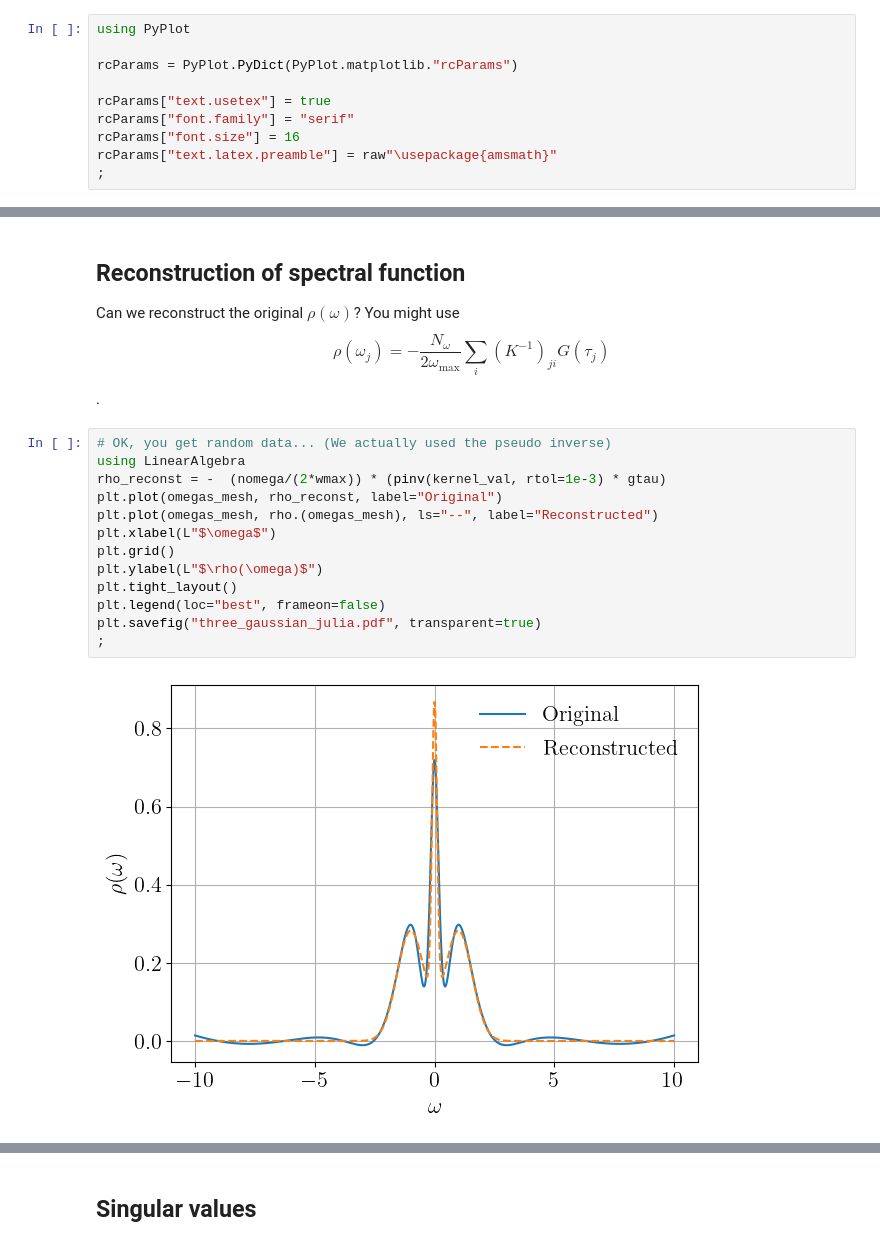
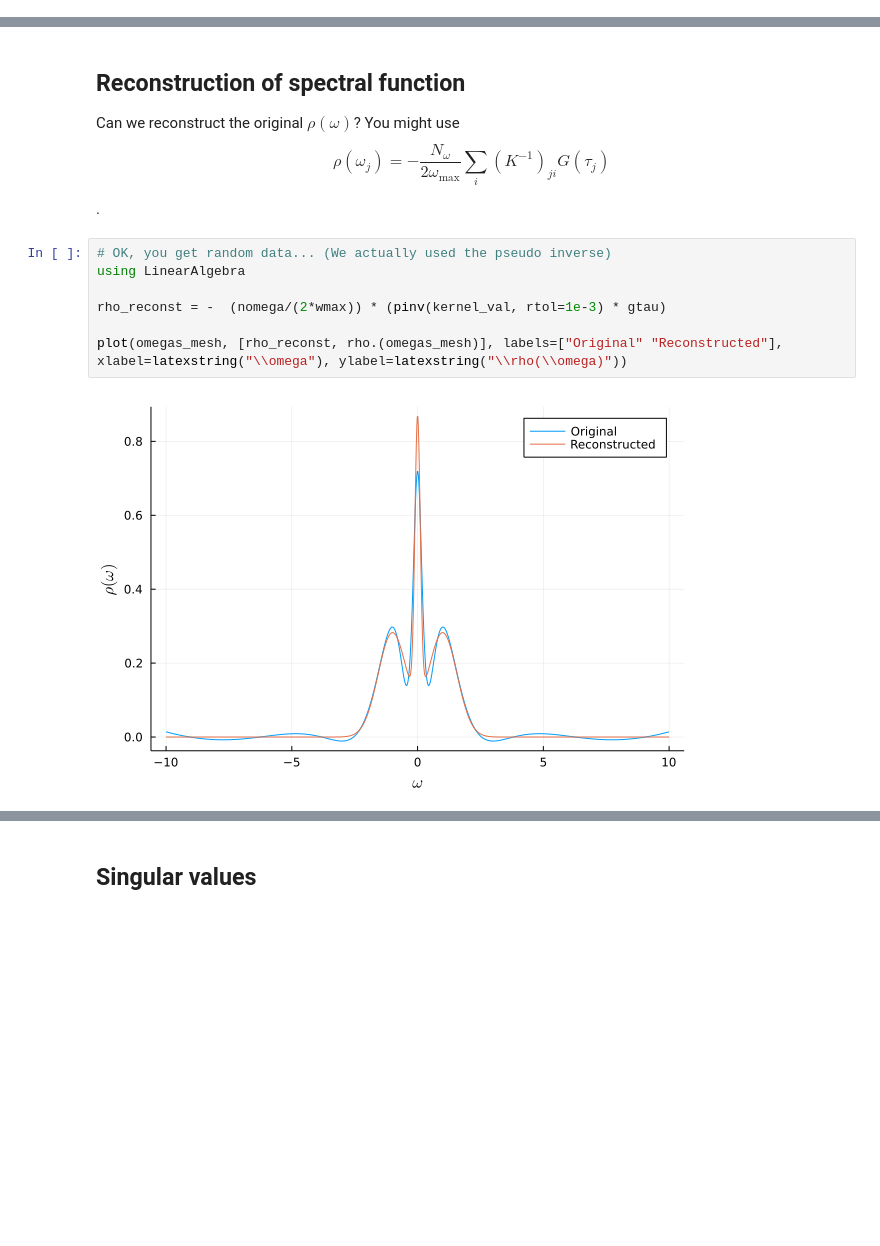
Before and after one commit to shinaoka/numerical_recipes_many_body_physics, a Jupyter notebook: julia/section5.ipynb, the cells around one changed output, grey strips where cells are left out. Cells and saved outputs as stored; diff of their text form; blank space fills up the shorter version.

Commit message:
Updated Julia notebooks

```diff
--- a/julia/section5.ipynb
+++ b/julia/section5.ipynb
@@ -1,12 +1,2 @@
 # %% [markdown]
 # Section 5
-# %%
-using PyPlot
-
-rcParams = PyPlot.PyDict(PyPlot.matplotlib."rcParams")
-
-rcParams["text.usetex"] = true
-rcParams["font.family"] = "serif"
-rcParams["font.size"] = 16
-rcParams["text.latex.preamble"] = raw"\usepackage{amsmath}"
-;
@@ -96,15 +77,9 @@ $$
 # %%
 # OK, you get random data... (We actually used the pseudo inverse)
 using LinearAlgebra
+
 rho_reconst = -  (nomega/(2*wmax)) * (pinv(kernel_val, rtol=1e-3) * gtau)
-plt.plot(omegas_mesh, rho_reconst, label="Original")
-plt.plot(omegas_mesh, rho.(omegas_mesh), ls="--", label="Reconstructed")
-plt.xlabel(L"$\omega$")
-plt.grid()
-plt.ylabel(L"$\rho(\omega)$")
-plt.tight_layout()
-plt.legend(loc="best", frameon=false)
-plt.savefig("three_gaussian_julia.pdf", transparent=true)
-;
+
+plot(omegas_mesh, [rho_reconst, rho.(omegas_mesh)], labels=["Original" "Reconstructed"], xlabel=latexstring("\\omega"), ylabel=latexstring("\\rho(\\omega)"))
 # %% [output]
-[figure, old version]
+[figure, new version]
```
Also changed, not shown: parts of 16 cells of this notebook, 3 other files.
